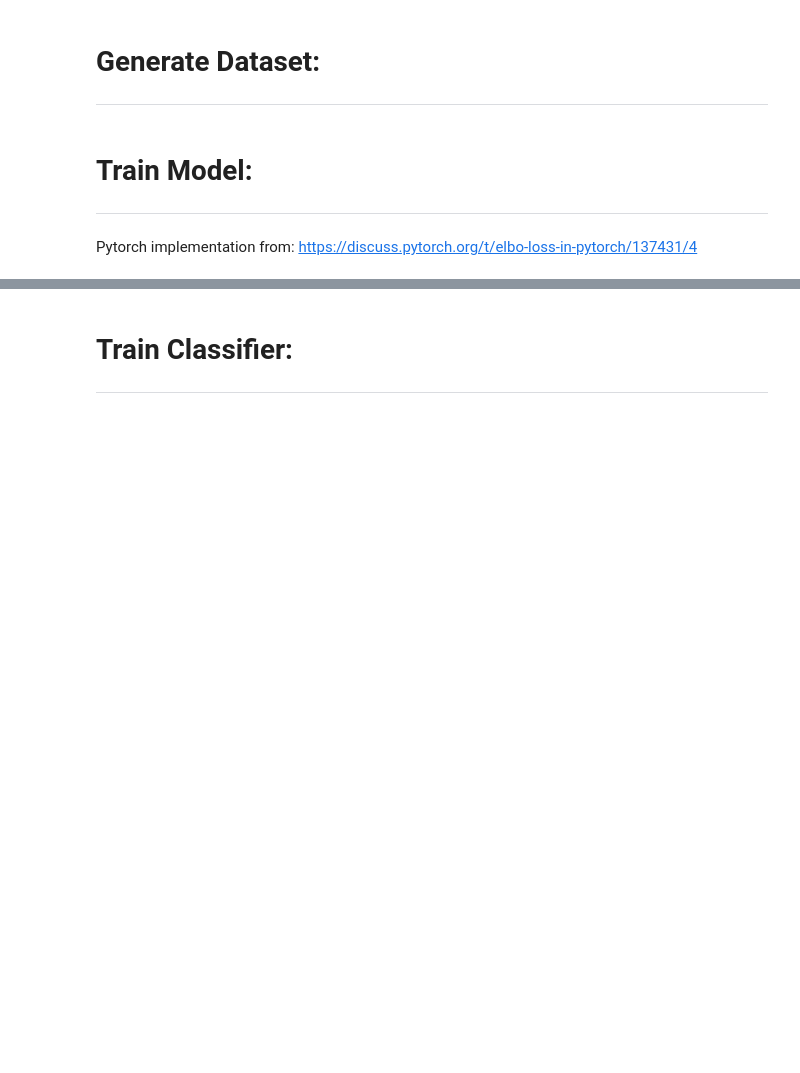
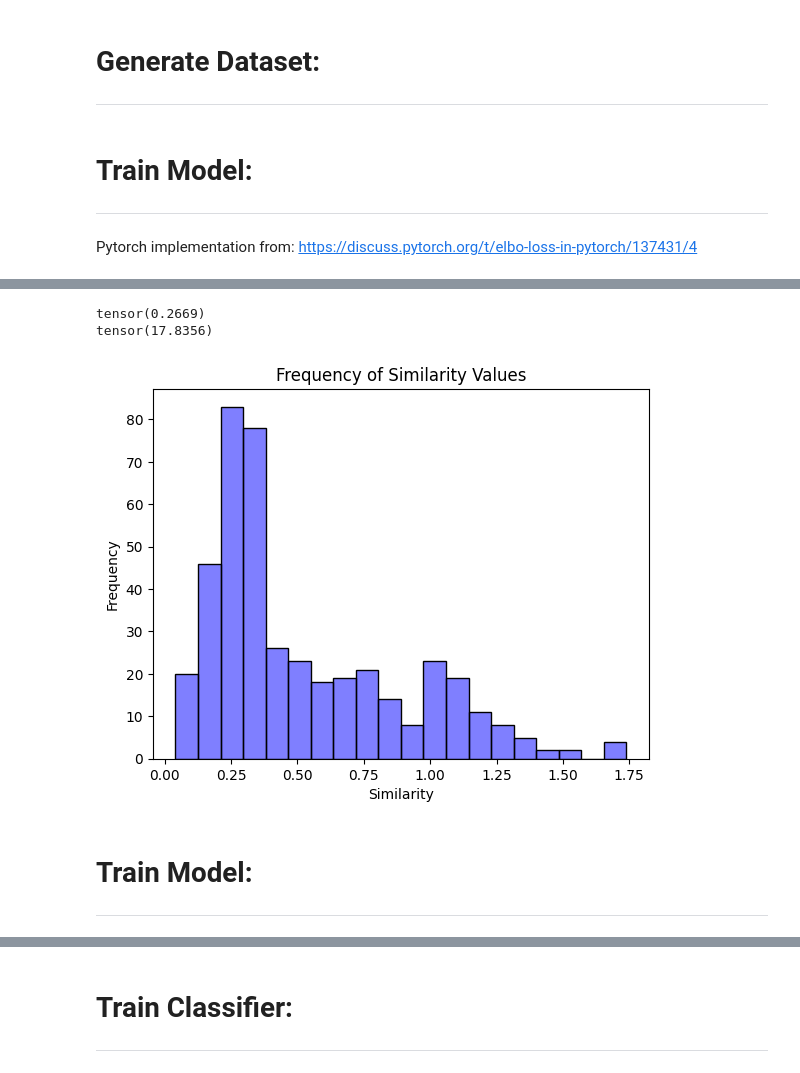
Before and after one commit to CateMerfeld/mass_spec, a Jupyter notebook: establishing_baselines/variational_autoencoder.ipynb, the cells around one changed output, grey strips where cells are left out. Cells and saved outputs as stored; diff of their text form; code cells hidden in the pictures; blank space fills up the shorter version.

```diff
--- a/establishing_baselines/variational_autoencoder.ipynb
+++ b/establishing_baselines/variational_autoencoder.ipynb
@@ -353,0 +363,33 @@ Find logs at: ./wandb/run-20240607_065430-945dvf6l/logs
+# %%
+avg_cosine_sim = 0
+avg_mse = 0
+
+mse = nn.MSELoss()
+
+for true_spec, synthetic_spec in zip(train_true_spectra, synthetic_spectra):
+  cos_sim = get_weighted_cosine_similarity(synthetic_spec, true_spec)
+  avg_cosine_sim += cos_sim
+  avg_mse += mse(synthetic_spec, true_spec)
+
+avg_cosine_sim /= len(synthetic_spectra)
+avg_mse /= len(synthetic_spectra)
+
+print(avg_cosine_sim)
+print(avg_mse)
+# %% [output]
+tensor(0.2669)
+tensor(17.8356)
+# %%
+average_sims = {}
+# Calculate pairwise similarity between all spectra for each chemical
+for chem in sorted_chem_names:
+    chem_similarities = []
+    if not chem == '(5R,11R)-5,11-Dimethylpentacosane':# and not chem == '1,3-Diaminopropane':
+        chem_columns = list(spectra_df.filter(like=chem).columns)
+        chem_subset = spectra_df[chem_columns][:915].T.values
+
+        for i, j in combinations(range(len(chem_subset)), 2):
+            similarity = get_weighted_cosine_similarity(chem_subset[i], chem_subset[j])
+            chem_similarities.append(similarity.item())
+
+        average_sims[chem] = np.mean(chem_similarities)
@@ -353,0 +403,11 @@ Find logs at: ./wandb/run-20240607_065430-945dvf6l/logs
+# %%
+flattened_sims = np.concatenate([arr.flatten() for arr in synthetic_sims])
+sns.histplot(flattened_sims, bins=20, kde=False, color='blue', alpha=0.5)
+
+plt.xlabel('Similarity')
+plt.ylabel('Frequency')
+plt.title('Frequency of Similarity Values')
+
+plt.show()
+# %% [output]
+[figure, added]
@@ -364,6 +429,9 @@ Find logs at: ./wandb/run-20240607_065430-945dvf6l/logs
 # output_spectra = [vec.detach().numpy() for vec in model_output]
 
 # plot_results_with_input(plotting_true_spectra, plotting_input_spectra, output_spectra, output_labels, idx=[0,3])
+# %% [markdown]
+# Train Model:
+---
 # %%
 model.eval()
 test_output = []
```
Also changed, not shown: parts of 20 cells of this notebook, 44 other files.
